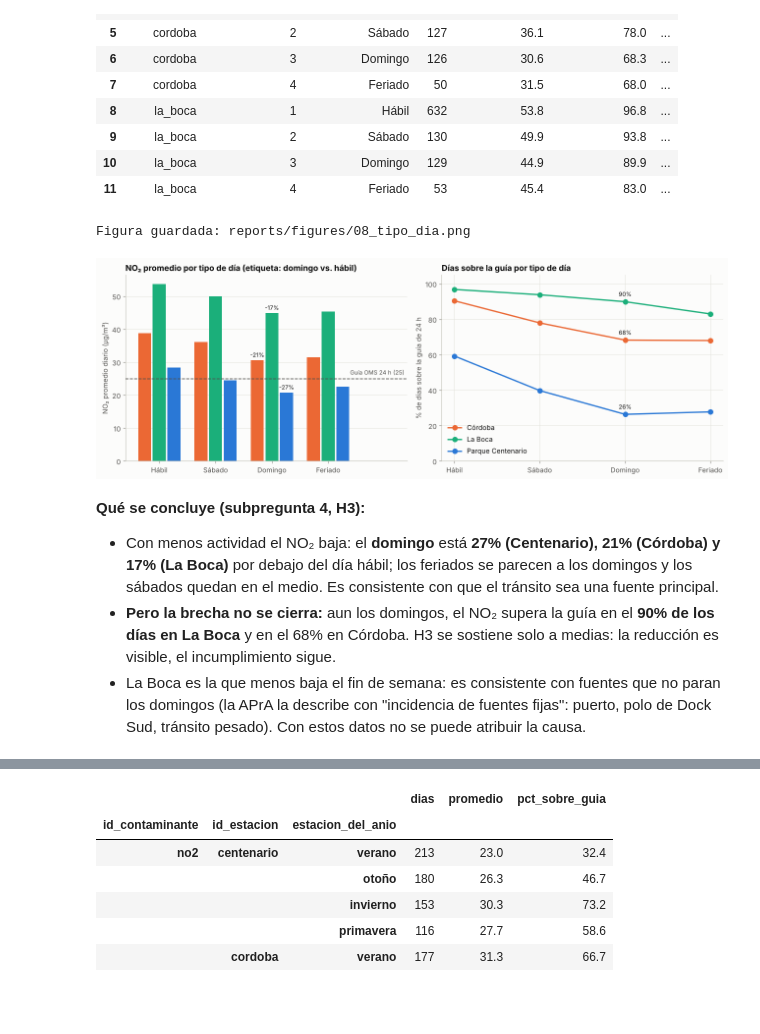
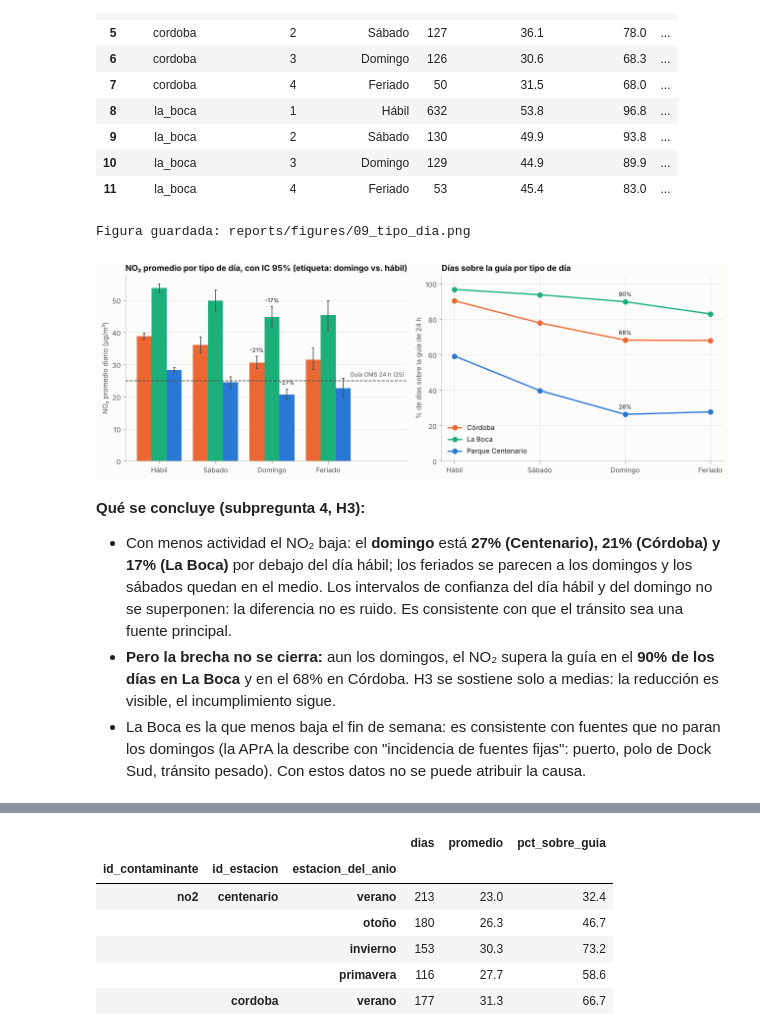
Before and after one commit to ezequielmaranda/nox-ciudad, a Jupyter notebook: notebooks/eda.ipynb, the cells around one changed output, grey strips where cells are left out. Drawn from its saved outputs; the diff is of its cells as text; code cells hidden in the pictures; blank space fills up the shorter version.

```diff
--- a/notebooks/eda.ipynb
+++ b/notebooks/eda.ipynb
@@ -415,7 +471,7 @@ fig, ejes = plt.subplots(3, 1, figsize=(10, 7), sharex=True, sharey=True)
 bordes = np.arange(0, 141, 4)
 for ax, e in zip(ejes, ORDEN_ESTACIONES):
     v = no2[no2.id_estacion == e]["valor"]
-    ax.hist(v, bins=bordes, color=COLOR_ESTACION[e], edgecolor=SUPERFICIE, linewidth=1)
+    sns.histplot(x=v, bins=bordes, color=COLOR_ESTACION[e], edgecolor=SUPERFICIE, linewidth=1, alpha=1, ax=ax)
     linea_guia(ax, 25, "Guía 24 h", horizontal=False)
     ax.set_title(f"{NOMBRE[e]}: {coma(100 * (v > 25).mean())}% de {len(v)} días sobre la guía · mediana {coma(v.median())} µg/m³",
                  fontsize=10.5)
@@ -489,0 +549,7 @@ Denominador: **días con dato válido**. Un día sin dato no cuenta como día "l
+# %%
+ORDEN_NIVEL = ["AQG", "IT4", "IT3", "IT2", "IT1", "> IT1"]
+niveles_dia = (diario[diario.id_contaminante.isin(["no2", "pm10"])]
+               .groupby(["id_contaminante", "id_estacion"])["nivel_oms"]
+               .value_counts(normalize=True).mul(100).unstack(fill_value=0)
+               .reindex(columns=ORDEN_NIVEL, fill_value=0).round(1))
+niveles_dia
@@ -688,39 +808,45 @@ tipo.round(1)
 | 11 | la_boca | 4 | Feriado | 53 | 45.4 | 83.0 | ... |
 # %%
 tipos = ["Hábil", "Sábado", "Domingo", "Feriado"]
+no2d = no2d.assign(estacion=no2d.id_estacion.map(NOMBRE))
 fig, ejes = plt.subplots(1, 2, figsize=(13, 4.6))
-ancho = 0.26
+# seaborn calcula el promedio de cada grupo y su intervalo de confianza del 95% (las rayitas)
+sns.barplot(data=no2d, x="tipo_dia_etiqueta", y="valor", hue="estacion", order=tipos, hue_order=ORDEN_NOMBRES,
+            palette=PALETA, saturation=1, errorbar=("ci", 95), err_kws={"color": TINTA_2, "linewidth": 1.2},
+            capsize=0.08, ax=ejes[0], legend=False)
+ancho = 0.8 / 3
 for j, e in enumerate(ORDEN_ESTACIONES):
     t = tipo[tipo.id_estacion == e].set_index("tipo_dia_etiqueta").loc[tipos]
-    x = np.arange(4) + (j - 1) * ancho
-    ejes[0].bar(x, t.no2_promedio, width=ancho - 0.03, color=COLOR_ESTACION[e], label=NOMBRE[e])
-    ejes[0].text(x[2], t.no2_promedio.iloc[2] + 1, f"{coma(t.variacion_vs_habil_pct.iloc[2], 0)}%",
-                 ha="center", fontsize=8.5, color=TINTA)
+    domingo = no2d[(no2d.id_estacion == e) & (no2d.tipo_dia_etiqueta == "Domingo")]["valor"]
+    techo_ic = domingo.mean() + 1.96 * domingo.std() / np.sqrt(len(domingo))  # aprox. del IC para ubicar la etiqueta
+    ejes[0].text(2 + (j - 1) * ancho, techo_ic + 1, f"{coma(t.variacion_vs_habil_pct.iloc[2], 0)}%",
+                 ha="center", va="bottom", fontsize=8.5, color=TINTA)
     ejes[1].plot(range(4), t.pct_sobre_guia, marker="o", markersize=7, color=COLOR_ESTACION[e], label=NOMBRE[e])
     ejes[1].annotate(f"{coma(t.pct_sobre_guia.iloc[2], 0)}%", (2, t.pct_sobre_guia.iloc[2]), xytext=(0, 8),
                      textcoords="offset points", ha="center", fontsize=8.5, color=TINTA)
 linea_guia(ejes[0], 25, "Guía OMS 24 h (25)")
-ejes[0].set_xticks(range(4), tipos)
 ejes[0].set_xlim(-0.6, 4.4)  # espacio a la derecha para la etiqueta de la guía
+ejes[0].set_xlabel("")
 ejes[0].set_ylabel("NO₂ promedio diario (µg/m³)")
-ejes[0].set_title("NO₂ promedio por tipo de día (etiqueta: domingo vs. hábil)")
+ejes[0].set_title("NO₂ promedio por tipo de día, con IC 95% (etiqueta: domingo vs. hábil)")
 ejes[1].legend(loc="lower left")
 ejes[0].grid(axis="x", visible=False)
 ejes[1].set_xticks(range(4), tipos)
 ejes[1].set_ylim(0, 105)
 ejes[1].set_ylabel("% de días sobre la guía de 24 h")
 ejes[1].set_title("Días sobre la guía por tipo de día")
 fig.tight_layout()
-guardar(fig, "08_tipo_dia")
+guardar(fig, "09_tipo_dia")
 plt.show()
 # %% [output]
-Figura guardada: reports/figures/08_tipo_dia.png
+Figura guardada: reports/figures/09_tipo_dia.png
-[figure, old version]
+[figure, new version]
 # %% [markdown]
 **Qué se concluye (subpregunta 4, H3):**
 - Con menos actividad el NO₂ baja: el **domingo** está **27% (Centenario), 21% (Córdoba) y 17% (La Boca)** por
-  debajo del día hábil; los feriados se parecen a los domingos y los sábados quedan en el medio. Es consistente con
-  que el tránsito sea una fuente principal.
+  debajo del día hábil; los feriados se parecen a los domingos y los sábados quedan en el medio. Los intervalos de
+  confianza del día hábil y del domingo no se superponen: la diferencia no es ruido. Es consistente con que el
+  tránsito sea una fuente principal.
 - **Pero la brecha no se cierra:** aun los domingos, el NO₂ supera la guía en el **90% de los días en La Boca** y en
   el 68% en Córdoba. H3 se sostiene solo a medias: la reducción es visible, el incumplimiento sigue.
 - La Boca es la que menos baja el fin de semana: es consistente con fuentes que no paran los domingos (la APrA la
```
Also changed, not shown: parts of 20 cells of this notebook, 27 other files.
